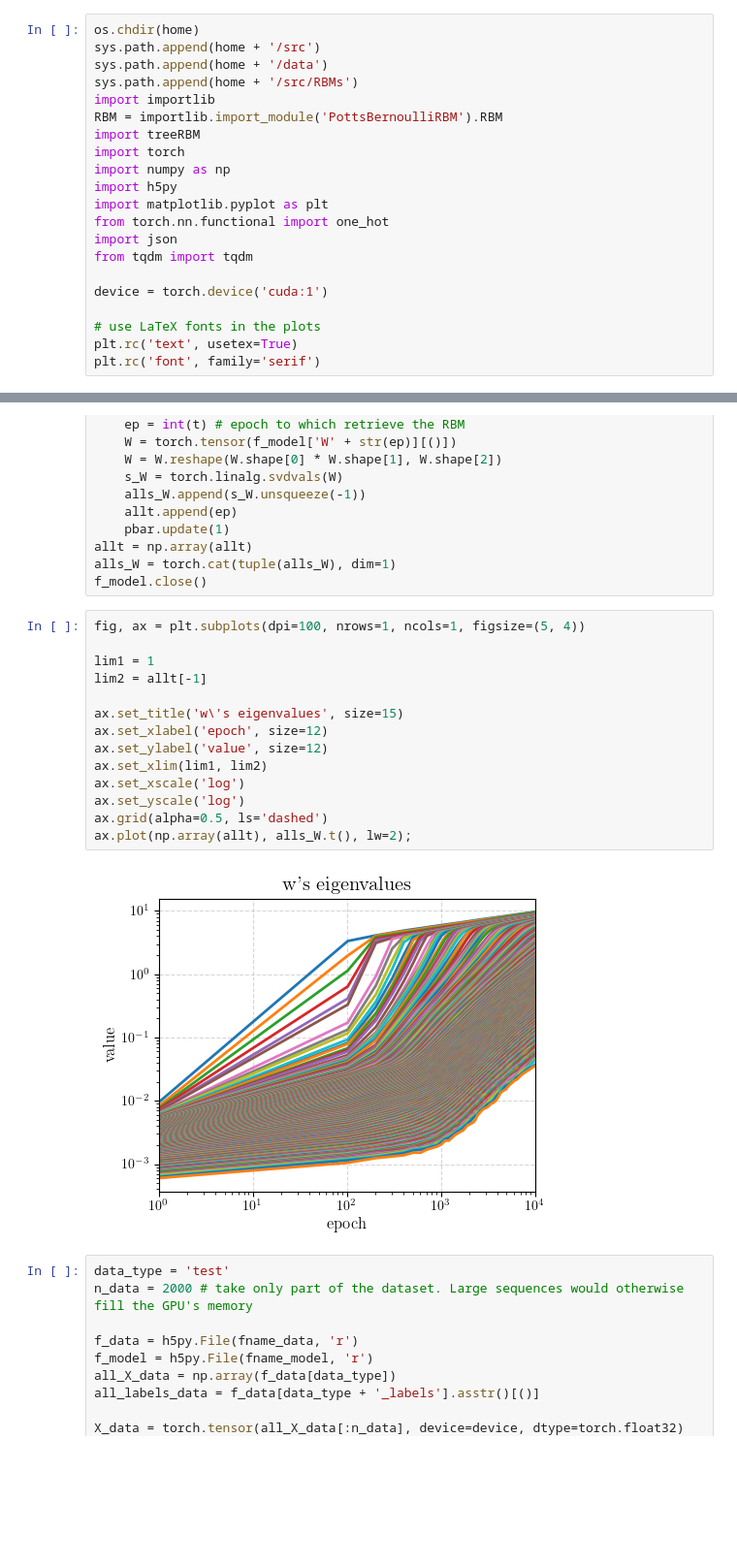
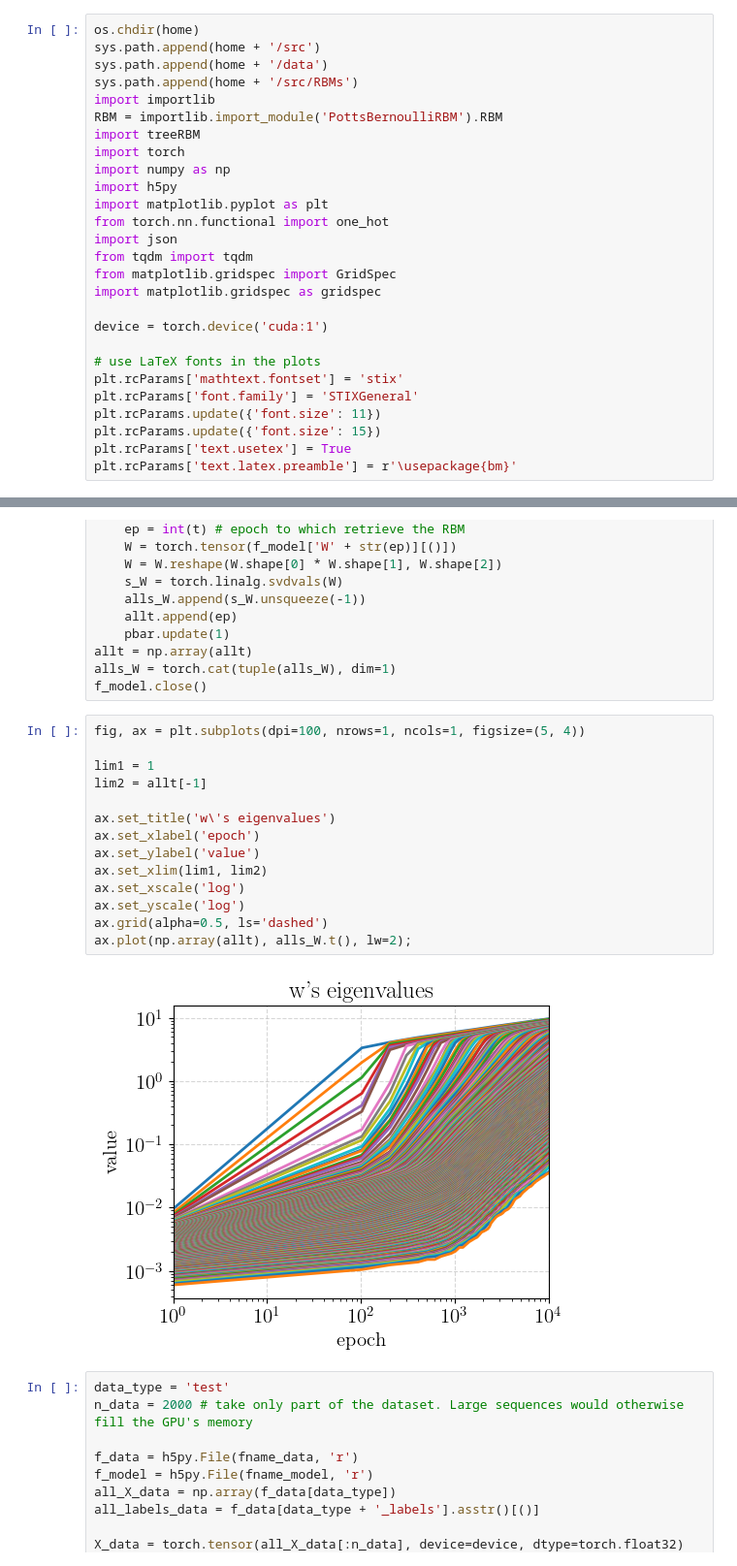
Before and after one commit to rossetl/RBM-hierarchical-clustering, a Jupyter notebook: notebooks/Generate_treeRBM.ipynb, the cells around one changed output, grey strips where cells are left out. Shown at 97% size. Drawn from its saved outputs; the diff is of its cells as text; blank space fills up the shorter version.

```diff
--- a/notebooks/Generate_treeRBM.ipynb
+++ b/notebooks/Generate_treeRBM.ipynb
@@ -21,12 +21,18 @@ import matplotlib.pyplot as plt
 from torch.nn.functional import one_hot
 import json
 from tqdm import tqdm
+from matplotlib.gridspec import GridSpec
+import matplotlib.gridspec as gridspec
 
 device = torch.device('cuda:1')
 
 # use LaTeX fonts in the plots
-plt.rc('text', usetex=True)
-plt.rc('font', family='serif')
+plt.rcParams['mathtext.fontset'] = 'stix'
+plt.rcParams['font.family'] = 'STIXGeneral'
+plt.rcParams.update({'font.size': 11})
+plt.rcParams.update({'font.size': 15})
+plt.rcParams['text.usetex'] = True
+plt.rcParams['text.latex.preamble'] = r'\usepackage{bm}'
 # %% [markdown]
 ## Load the model
 # %%
@@ -54,19 +60,19 @@ f_model.close()
 # %%
 fig, ax = plt.subplots(dpi=100, nrows=1, ncols=1, figsize=(5, 4))
 
 lim1 = 1
 lim2 = allt[-1]
 
-ax.set_title('w\'s eigenvalues', size=15)
-ax.set_xlabel('epoch', size=12)
-ax.set_ylabel('value', size=12)
+ax.set_title('w\'s eigenvalues')
+ax.set_xlabel('epoch')
+ax.set_ylabel('value')
 ax.set_xlim(lim1, lim2)
 ax.set_xscale('log')
 ax.set_yscale('log')
 ax.grid(alpha=0.5, ls='dashed')
 ax.plot(np.array(allt), alls_W.t(), lw=2);
 # %% [output]
-[figure, old version]
+[figure, new version]
 # %%
 data_type = 'test'
 n_data = 2000 # take only part of the dataset. Large sequences would otherwise fill the GPU's memory
```
Also changed, not shown: parts of 8 cells of this notebook, 6 other files.
